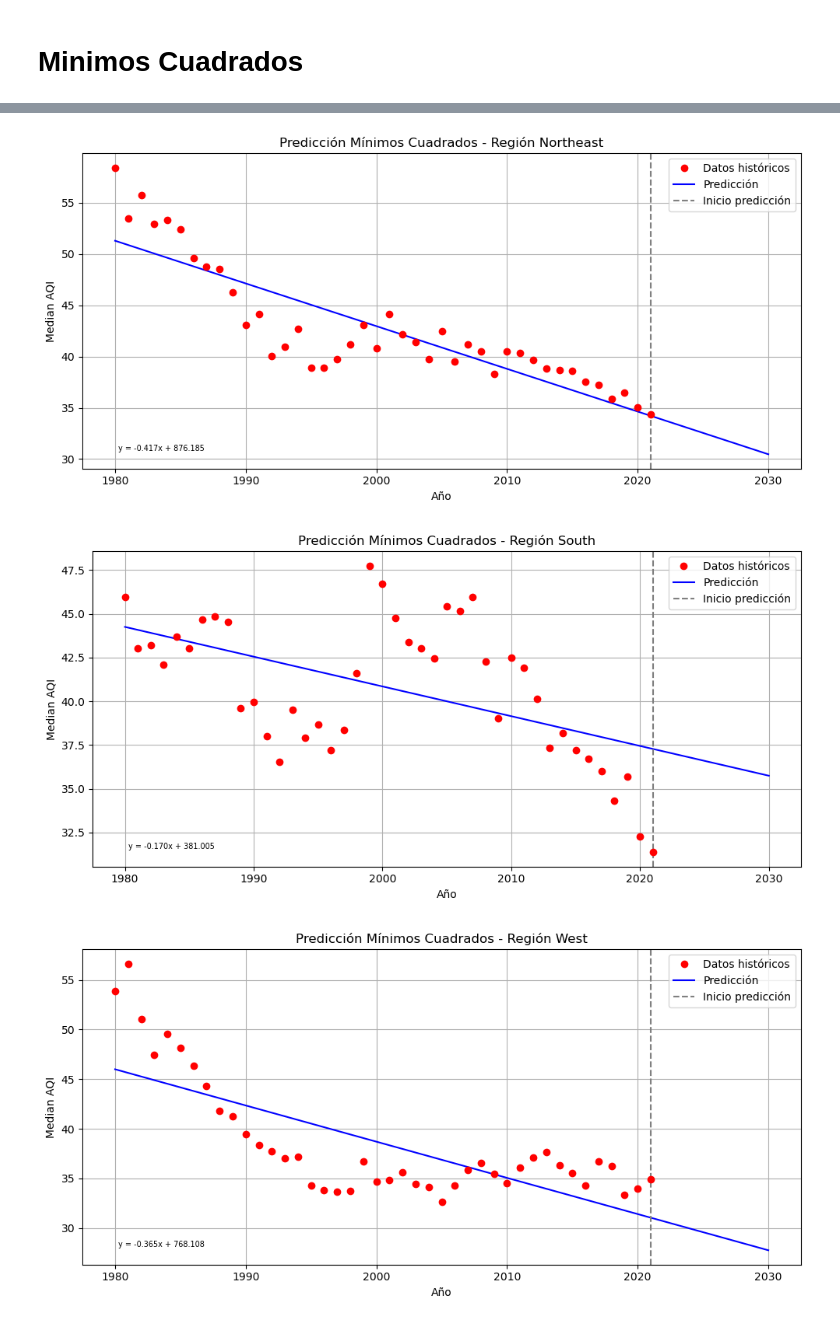
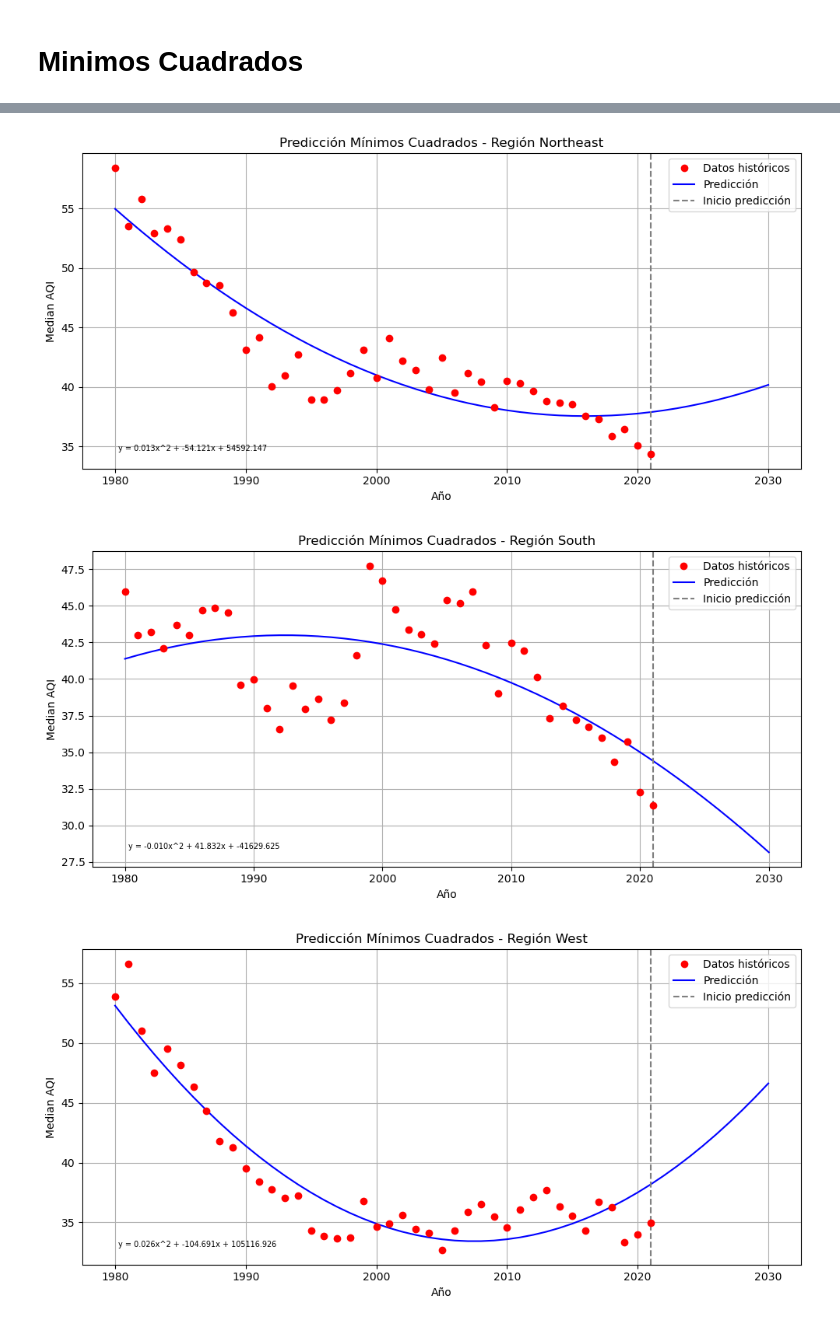
Before and after one commit to DRKca089/Grupo2_SaludPublica, a Jupyter notebook: codigo/minimos_cuadrados.ipynb, the cells around one changed output, grey strips where cells are left out. Drawn from its saved outputs; the diff is of its cells as text; code cells hidden in the pictures.

Commit message:
Coloco minimo cuadrado de grado 2

```diff
--- a/codigo/minimos_cuadrados.ipynb
+++ b/codigo/minimos_cuadrados.ipynb
@@ -155,8 +155,8 @@ def graficar_prediccion_combinado(df, grado, año_fin):
     plt.savefig('../graficas/prediccion_combinado.png')
     plt.show()
 
-mostrar_valores_prediccion(df, grado=1, año_fin=2030)
-graficar_prediccion_por_region(df, grado=1, año_fin=2030)
-graficar_prediccion_combinado(df, grado=1, año_fin=2030)
+mostrar_valores_prediccion(df, grado=2, año_fin=2030)
+graficar_prediccion_por_region(df, grado=2, año_fin=2030)
+graficar_prediccion_combinado(df, grado=2, año_fin=2030)
 # %% [output]
  Año  Midwest  Northeast  South  West
@@ -173,3 +173,3 @@ graficar_prediccion_combinado(df, grado=1, año_fin=2030)
-[figure, old version]
+[figure, new version]
-[figure, old version]
+[figure, new version]
-[figure, old version]
+[figure, new version]
```
Also changed, not shown: parts of 1 cell of this notebook, 6 other files.
